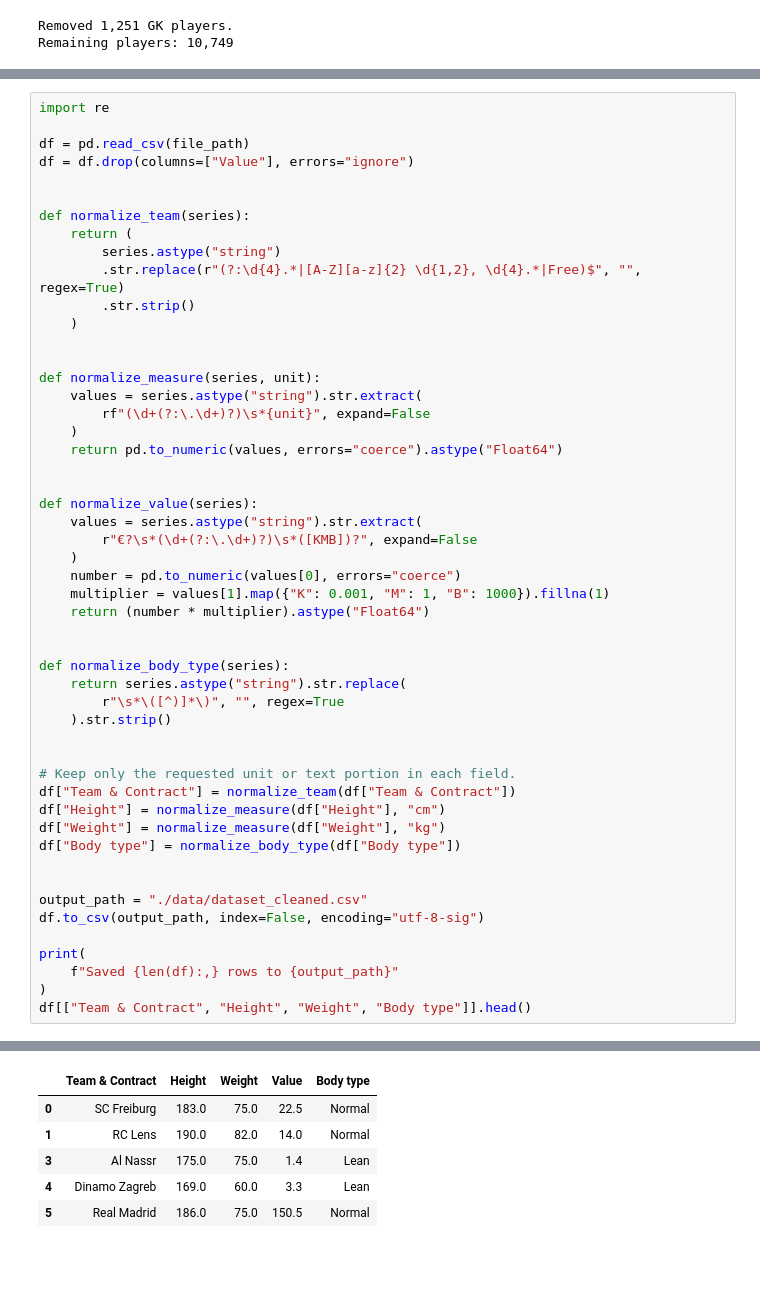
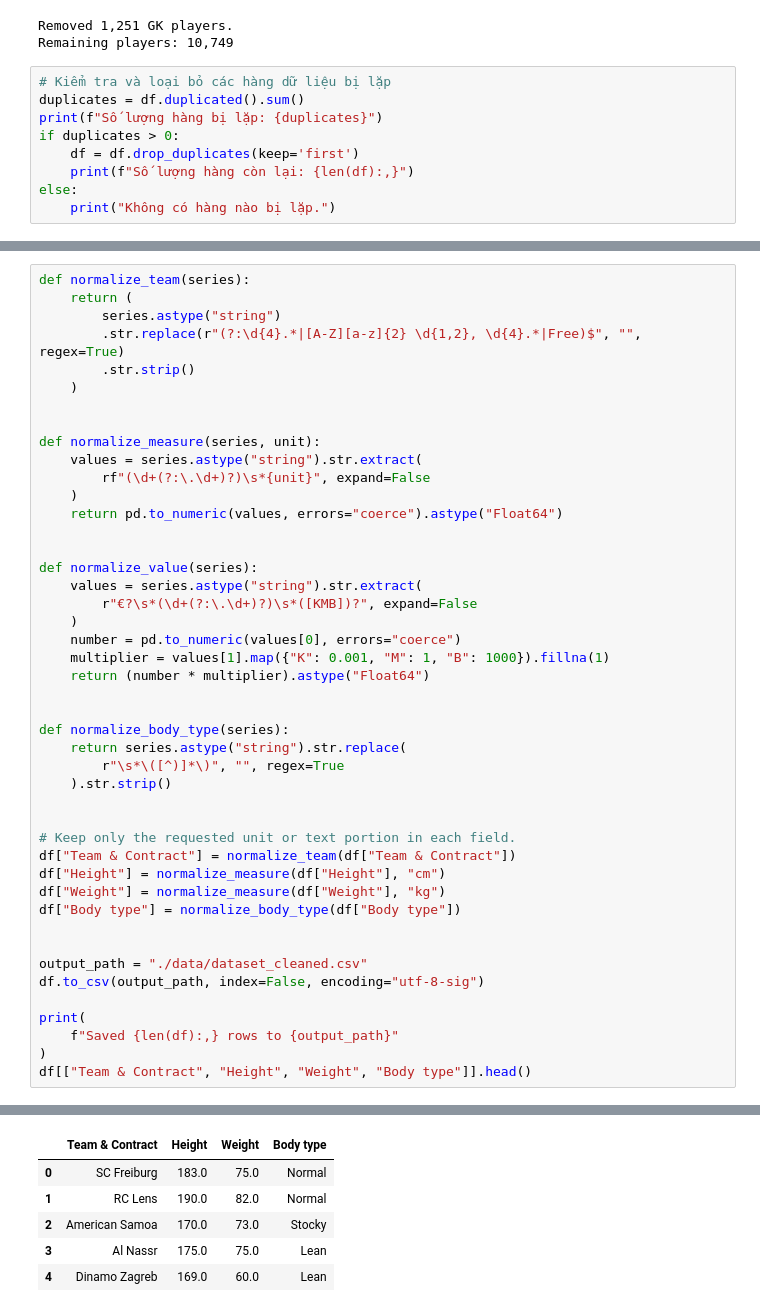
Before and after one commit to Cahoii/playerSimilarity_LDM, a Jupyter notebook: main.ipynb, the cells around one changed output, grey strips where cells are left out. Saved outputs shown, nothing was run; the diff lists cells and outputs as text; blank space fills up the shorter version.

```diff
--- a/main.ipynb
+++ b/main.ipynb
@@ -65,3 +69,12 @@ print(f"Remaining players: {len(df):,}")
 # %% [output]
 Removed 1,251 GK players.
 Remaining players: 10,749
+# %%
+# Kiểm tra và loại bỏ các hàng dữ liệu bị lặp
+duplicates = df.duplicated().sum()
+print(f"Số lượng hàng bị lặp: {duplicates}")
+if duplicates > 0:
+    df = df.drop_duplicates(keep='first')
+    print(f"Số lượng hàng còn lại: {len(df):,}")
+else:
+    print("Không có hàng nào bị lặp.")
@@ -68,10 +84,4 @@ Remaining players: 10,749
 # %%
-import re
-
-df = pd.read_csv(file_path)
-df = df.drop(columns=["Value"], errors="ignore")
-
-
 def normalize_team(series):
     return (
         series.astype("string")
@@ -121,9 +131,9 @@ Removed 190 rows with Value == 0. Saved 11,810 rows to ./data/dataset_cleaned.cs
-|  | Team & Contract | Height | Weight | Value | Body type |
-| 0 | SC Freiburg | 183.0 | 75.0 | 22.5 | Normal |
-| 1 | RC Lens | 190.0 | 82.0 | 14.0 | Normal |
-| 3 | Al Nassr | 175.0 | 75.0 | 1.4 | Lean |
-| 4 | Dinamo Zagreb | 169.0 | 60.0 | 3.3 | Lean |
-| 5 | Real Madrid | 186.0 | 75.0 | 150.5 | Normal |
+|  | Team & Contract | Height | Weight | Body type |
+| 0 | SC Freiburg | 183.0 | 75.0 | Normal |
+| 1 | RC Lens | 190.0 | 82.0 | Normal |
+| 2 | American Samoa | 170.0 | 73.0 | Stocky |
+| 3 | Al Nassr | 175.0 | 75.0 | Lean |
+| 4 | Dinamo Zagreb | 169.0 | 60.0 | Lean |
 # %%
 # Add a unique row identifier and classify every column.
 if "ID" in df.columns:
```
Also changed, not shown: parts of 16 cells of this notebook.
